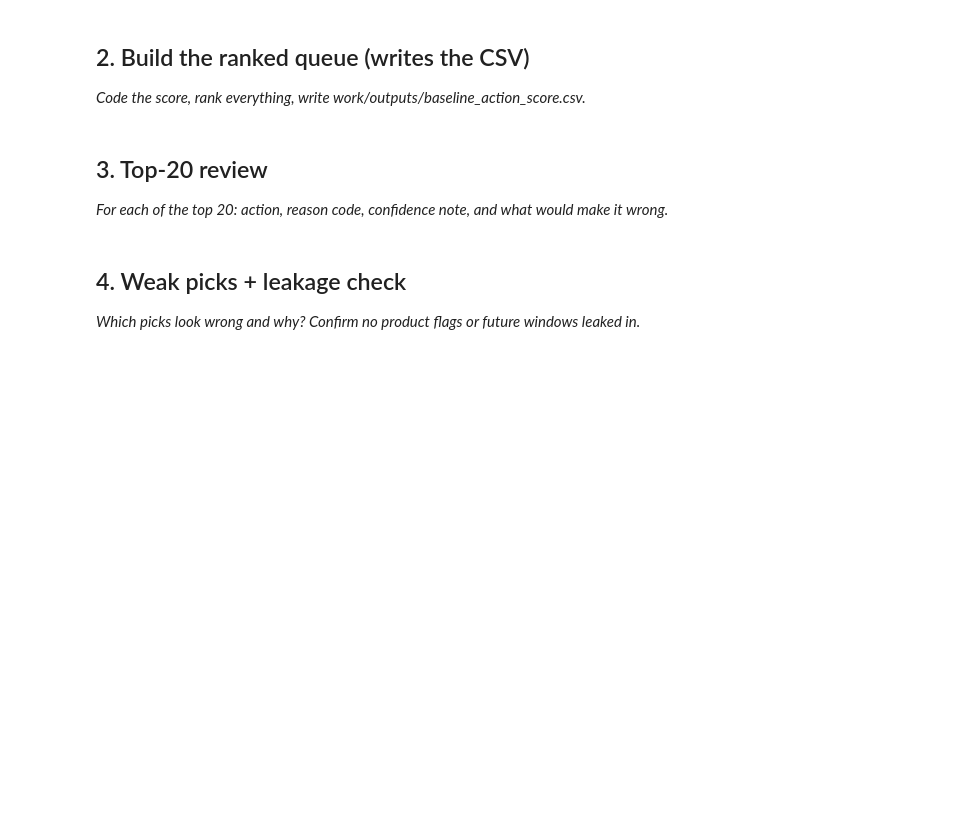
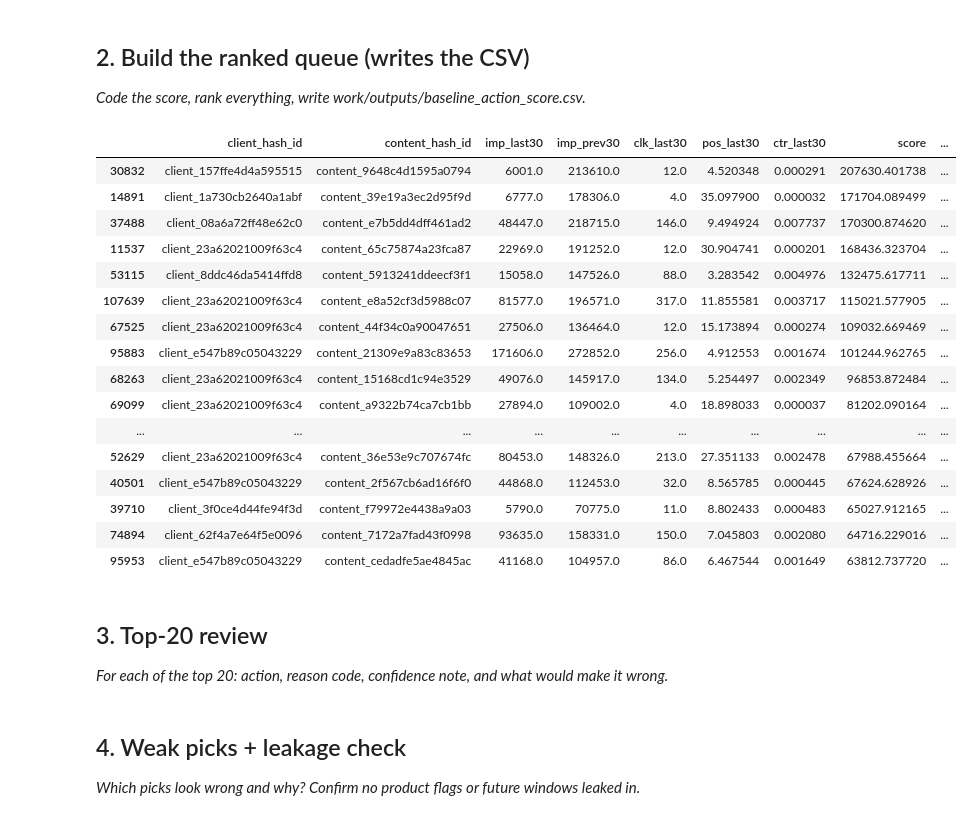
Before and after one commit to Missesqueensy/FlyRank-internship, a Jupyter notebook: work/notebooks/w04_baseline_score.ipynb, the cells around one changed output. Drawn from its saved outputs; the diff is of its cells as text; code cells hidden in the pictures; blank space fills up the shorter version.

```diff
--- a/work/notebooks/w04_baseline_score.ipynb
+++ b/work/notebooks/w04_baseline_score.ipynb
@@ -15,0 +51,18 @@ This skeleton is yours to fill. Work the sections **in order** — each one has
+# %%
+import duckdb
+
+con = duckdb.connect()
+con.execute(f"CREATE OR REPLACE SECRET hf (TYPE huggingface, TOKEN '{HF_TOKEN}')")
+
+REL = 'hf://datasets/FlyRank/internship-warehouse'
+TABLES = {
+    'dim_clients':                f"read_parquet('{REL}/dim_clients.parquet')",
+    'dim_content':                f"read_parquet('{REL}/dim_content.parquet')",
+    'fact_daily':                 f"read_parquet('{REL}/fact_content_daily_performance/**/*.parquet')",
+    'fact_daily_sample':          f"read_parquet('{REL}/fact_content_daily_performance_sample.parquet')",
+    'fact_query_90d':             f"read_parquet('{REL}/fact_content_query_90d.parquet')",
+}
+
+for name, src in TABLES.items():
+    n = con.sql(f'SELECT COUNT(*) FROM {src}').fetchone()[0]
+    print(f'{name:22} {n:>12,} rows')
@@ -23,3 +109,57 @@ This skeleton is yours to fill. Work the sections **in order** — each one has
+# %%
+# This cell is for CODE (numbers, a query, a check).
+# Write your text answer in the cell ABOVE this one — typing sentences here breaks Run All.
+import os
+import numpy as np
+
+queue = features.copy()
+
+queue["score"] = (
+    (queue["imp_prev30"] - queue["imp_last30"]).clip(lower=0)
+    + queue["pos_last30"] * 5
+    - queue["clk_last30"] * 0.1
+)
+
+queue["reason_code"] = np.where(
+    queue["imp_last30"] < queue["imp_prev30"],
+    "DECLINING_TRAFFIC",
+    "LOW_PRIORITY"
+)
+
+queue["action"] = np.where(
+    queue["score"] > queue["score"].median(),
+    "REVIEW",
+    "MONITOR"
+)
+
+queue = queue.sort_values("score", ascending=False)
+
+os.makedirs("work/outputs", exist_ok=True)
+
+queue.to_csv(
+    "work/outputs/baseline_action_score.csv",
+    index=False
+)
+
+queue.head(20)
+# %% [output]
+|  | client_hash_id | content_hash_id | imp_last30 | imp_prev30 | clk_last30 | pos_last30 | ctr_last30 | score | ... |
+| 30832 | client_157ffe4d4a595515 | content_9648c4d1595a0794 | 6001.0 | 213610.0 | 12.0 | 4.520348 | 0.000291 | 207630.401738 | ... |
+| 14891 | client_1a730cb2640a1abf | content_39e19a3ec2d95f9d | 6777.0 | 178306.0 | 4.0 | 35.097900 | 0.000032 | 171704.089499 | ... |
+| 37488 | client_08a6a72ff48e62c0 | content_e7b5dd4dff461ad2 | 48447.0 | 218715.0 | 146.0 | 9.494924 | 0.007737 | 170300.874620 | ... |
+| 11537 | client_23a62021009f63c4 | content_65c75874a23fca87 | 22969.0 | 191252.0 | 12.0 | 30.904741 | 0.000201 | 168436.323704 | ... |
+| 53115 | client_8ddc46da5414ffd8 | content_5913241ddeecf3f1 | 15058.0 | 147526.0 | 88.0 | 3.283542 | 0.004976 | 132475.617711 | ... |
+| 107639 | client_23a62021009f63c4 | content_e8a52cf3d5988c07 | 81577.0 | 196571.0 | 317.0 | 11.855581 | 0.003717 | 115021.577905 | ... |
+| 67525 | client_23a62021009f63c4 | content_44f34c0a90047651 | 27506.0 | 136464.0 | 12.0 | 15.173894 | 0.000274 | 109032.669469 | ... |
+| 95883 | client_e547b89c05043229 | content_21309e9a83c83653 | 171606.0 | 272852.0 | 256.0 | 4.912553 | 0.001674 | 101244.962765 | ... |
+| 68263 | client_23a62021009f63c4 | content_15168cd1c94e3529 | 49076.0 | 145917.0 | 134.0 | 5.254497 | 0.002349 | 96853.872484 | ... |
+| 69099 | client_23a62021009f63c4 | content_a9322b74ca7cb1bb | 27894.0 | 109002.0 | 4.0 | 18.898033 | 0.000037 | 81202.090164 | ... |
+| ... | ... | ... | ... | ... | ... | ... | ... | ... | ... |
+| 52629 | client_23a62021009f63c4 | content_36e53e9c707674fc | 80453.0 | 148326.0 | 213.0 | 27.351133 | 0.002478 | 67988.455664 | ... |
+| 40501 | client_e547b89c05043229 | content_2f567cb6ad16f6f0 | 44868.0 | 112453.0 | 32.0 | 8.565785 | 0.000445 | 67624.628926 | ... |
+| 39710 | client_3f0ce4d44fe94f3d | content_f79972e4438a9a03 | 5790.0 | 70775.0 | 11.0 | 8.802433 | 0.000483 | 65027.912165 | ... |
+| 74894 | client_62f4a7e64f5e0096 | content_7172a7fad43f0998 | 93635.0 | 158331.0 | 150.0 | 7.045803 | 0.002080 | 64716.229016 | ... |
+| 95953 | client_e547b89c05043229 | content_cedadfe5ae4845ac | 41168.0 | 104957.0 | 86.0 | 6.467544 | 0.001649 | 63812.737720 | ... |
 # %% [markdown]
 ## 3. Top-20 review
 
```
Also changed, not shown: parts of 9 cells of this notebook.
